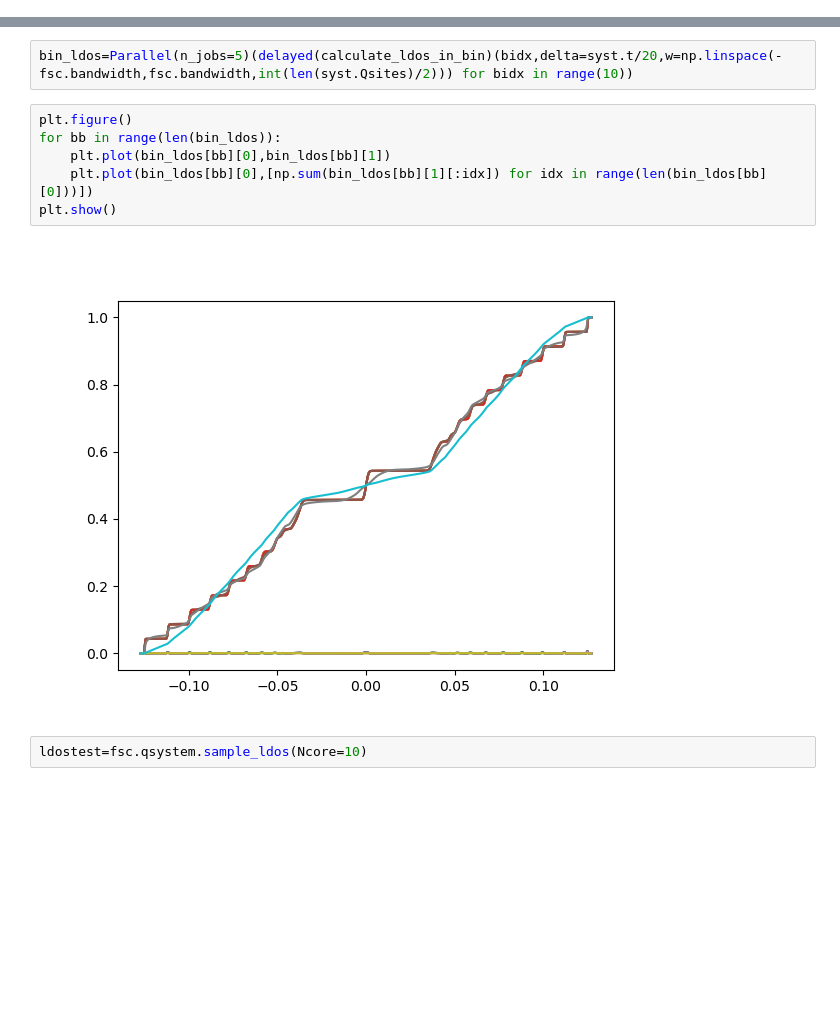
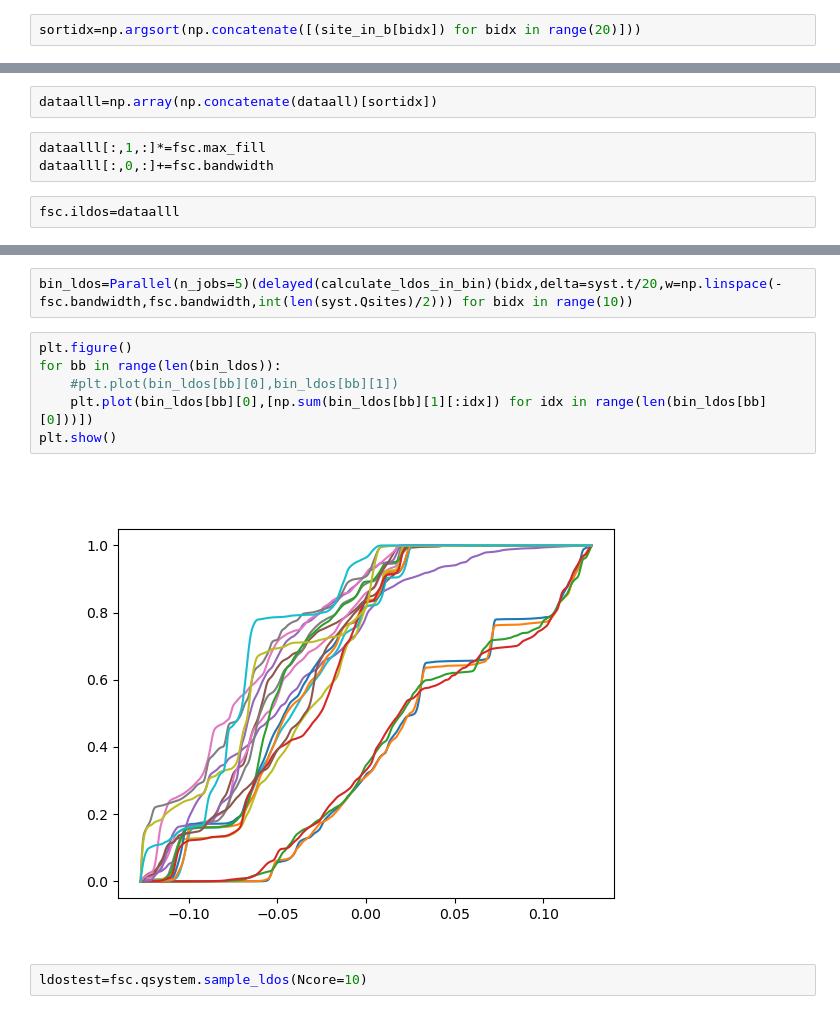
Before and after one commit to yzhaoo/EQuantum, a Jupyter notebook: dotgate.ipynb, the cells around one changed output, grey strips where cells are left out. Cells and saved outputs as stored; diff of their text form; blank space fills up the shorter version.

```diff
--- a/dotgate.ipynb
+++ b/dotgate.ipynb
@@ -251,0 +365,2 @@ fsc.update_Poisson()
+# %%
+sortidx=np.argsort(np.concatenate([(site_in_b[bidx]) for bidx in range(20)]))
@@ -252,3 +371,10 @@ fsc.update_Poisson()
+# %%
+dataalll=np.array(np.concatenate(dataall)[sortidx])
+# %%
+dataalll[:,1,:]*=fsc.max_fill
+dataalll[:,0,:]+=fsc.bandwidth
+# %%
+fsc.ildos=dataalll
 # %%
 import quantum_solvers
 importlib.reload(quantum_solvers)
@@ -306,11 +432,11 @@ bin_ldos=Parallel(n_jobs=5)(delayed(calculate_ldos_in_bin)(bidx,delta=syst.t/20,
 # %%
 plt.figure()
 for bb in range(len(bin_ldos)):
-    plt.plot(bin_ldos[bb][0],bin_ldos[bb][1])
+    #plt.plot(bin_ldos[bb][0],bin_ldos[bb][1])
     plt.plot(bin_ldos[bb][0],[np.sum(bin_ldos[bb][1][:idx]) for idx in range(len(bin_ldos[bb][0]))])
 plt.show()
 # %% [output]
-[figure, old version]
+[figure, new version]
 # %%
 ldostest=fsc.qsystem.sample_ldos(Ncore=10)
 # %%
```
Also changed, not shown: parts of 40 cells of this notebook, 7 other files.
